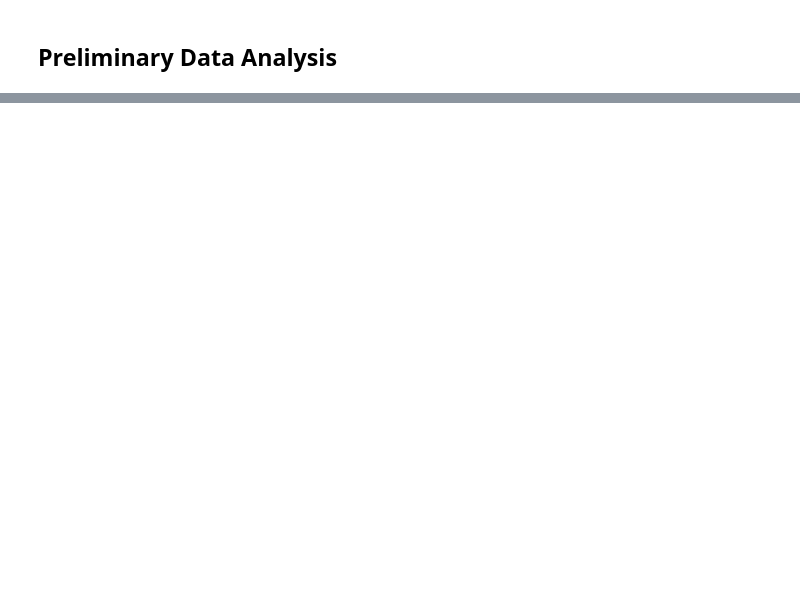
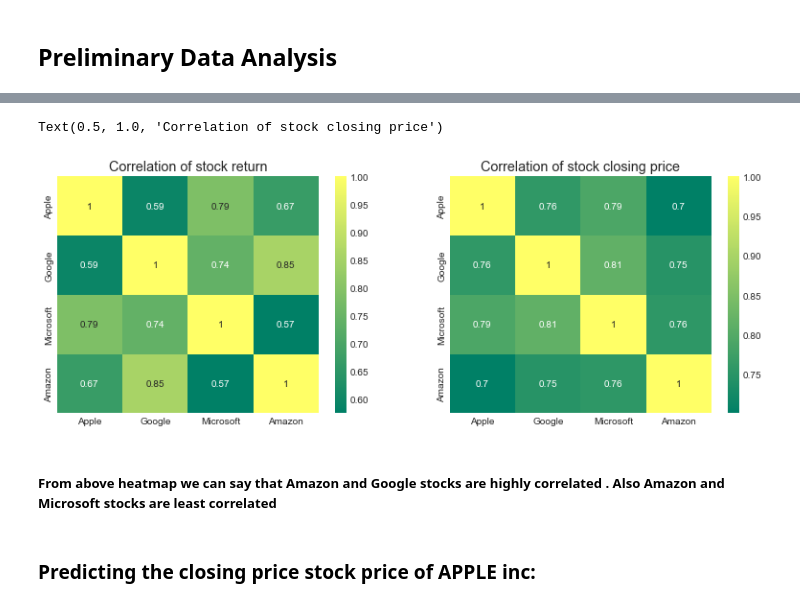
Before and after one commit to ykumar1994/Neural-network-, a Jupyter notebook: NN_final_project.ipynb, the cells around one changed output, grey strips where cells are left out. Cells and saved outputs as stored; diff of their text form; code cells hidden in the pictures; blank space fills up the shorter version.

```diff
--- a/NN_final_project.ipynb
+++ b/NN_final_project.ipynb
@@ -109,0 +113,5 @@ Date
+# %%
+stock_name_list=["Apple","Google","Microsoft","Amazon"]
+for stk_name in stock_name_list:
+    print("stats for stock {} are as follows".format(stk_name),"\n",
+    df.where(df['stock_name']==stk_name).describe(),"\n")
@@ -109,0 +203,4 @@ Date
+# %%
+sr=pd.concat([APPL['Adj Close'],GOOG['Adj Close'],MSFT['Adj Close'],AMZN['Adj Close']],axis=1)
+sr.columns=stock_name_list
+sr.dropna()
@@ -109,0 +222,4 @@ Date
+# %%
+cp=pd.concat([APPL['Daily Return'],GOOG['Daily Return'],MSFT['Daily Return'],AMZN['Daily Return']],axis=1)
+cp.columns=stock_name_list
+cp.dropna()
@@ -109,0 +241,17 @@ Date
+# %%
+plt.figure(figsize=(12, 10))
+
+plt.subplot(2, 2, 1)
+sns.heatmap(sr.corr(), annot=True, cmap='summer')
+plt.title('Correlation of stock return')
+
+plt.subplot(2, 2, 2)
+sns.heatmap(cp.corr(), annot=True, cmap='summer')
+plt.title('Correlation of stock closing price')
+# %% [output]
+Text(0.5, 1.0, 'Correlation of stock closing price')
+[figure, added]
+# %% [markdown]
+##### From above heatmap we can say that Amazon and Google stocks are highly correlated . Also Amazon and Microsoft stocks are least correlated
+# %% [markdown]
+### Predicting the closing price stock price of APPLE inc:
```
Also changed, not shown: parts of 31 cells of this notebook.
